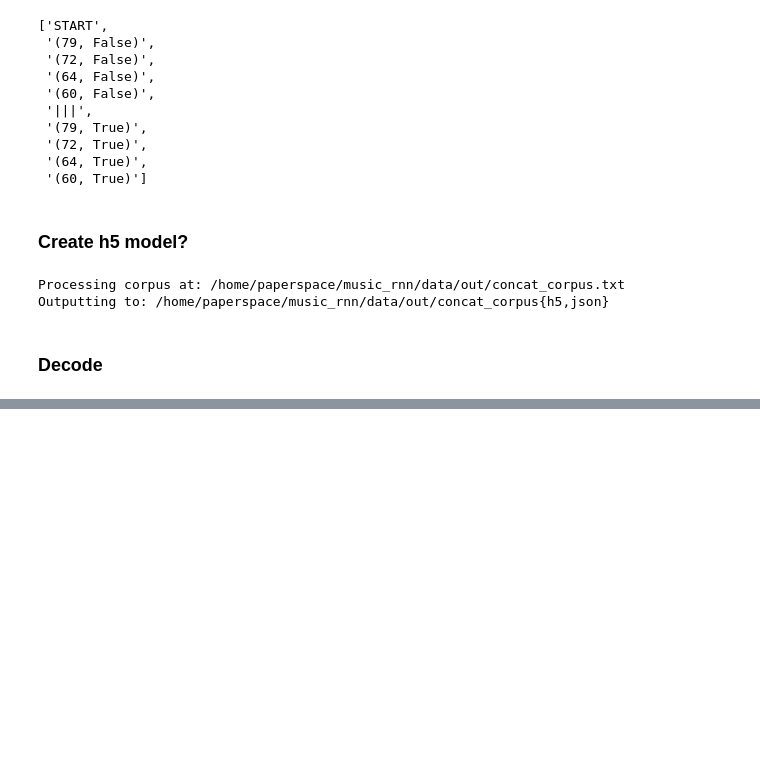
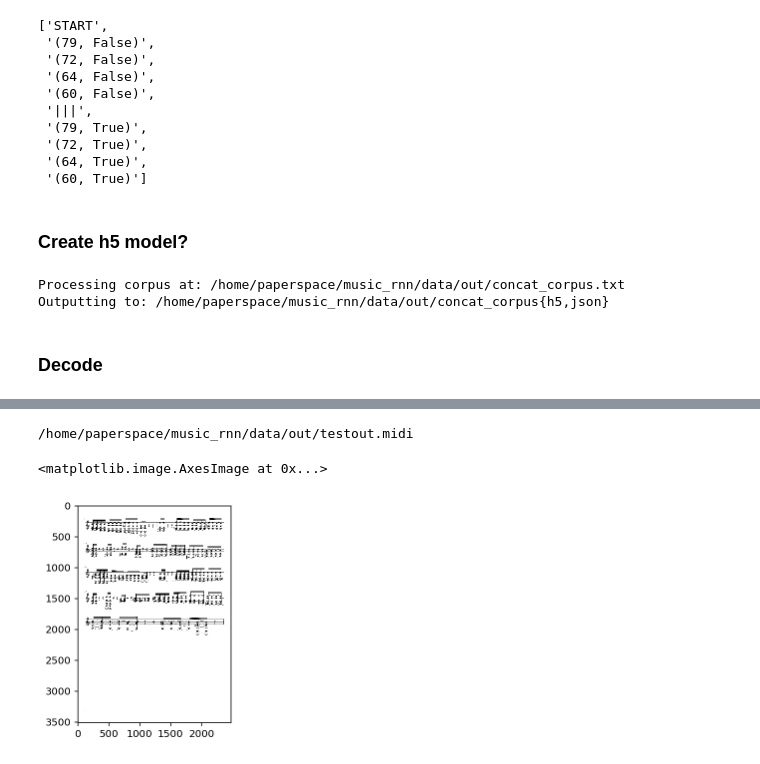
Before and after one commit to bearpelican/music_rnn, a Jupyter notebook: BachBot-Dataset.ipynb, the cells around one changed output, grey strips where cells are left out. Saved outputs shown, nothing was run; the diff lists cells and outputs as text; code cells hidden in the pictures; blank space fills up the shorter version.

```diff
--- a/BachBot-Dataset.ipynb
+++ b/BachBot-Dataset.ipynb
@@ -72,0 +191,4 @@ JSONDecodeError: Expecting value: line 1 column 1 (char 0)
+# %%
+FileLink('data/out/testout.midi')
+# %% [output]
+/home/paperspace/music_rnn/data/out/testout.midi
@@ -72,0 +197,5 @@ JSONDecodeError: Expecting value: line 1 column 1 (char 0)
+# %%
+plt.imshow(plt.imread('asdf-2.png'))
+# %% [output]
+<matplotlib.image.AxesImage at 0x...>
+[figure, added]
```
Also changed, not shown: parts of 23 cells of this notebook, 11 other files.
